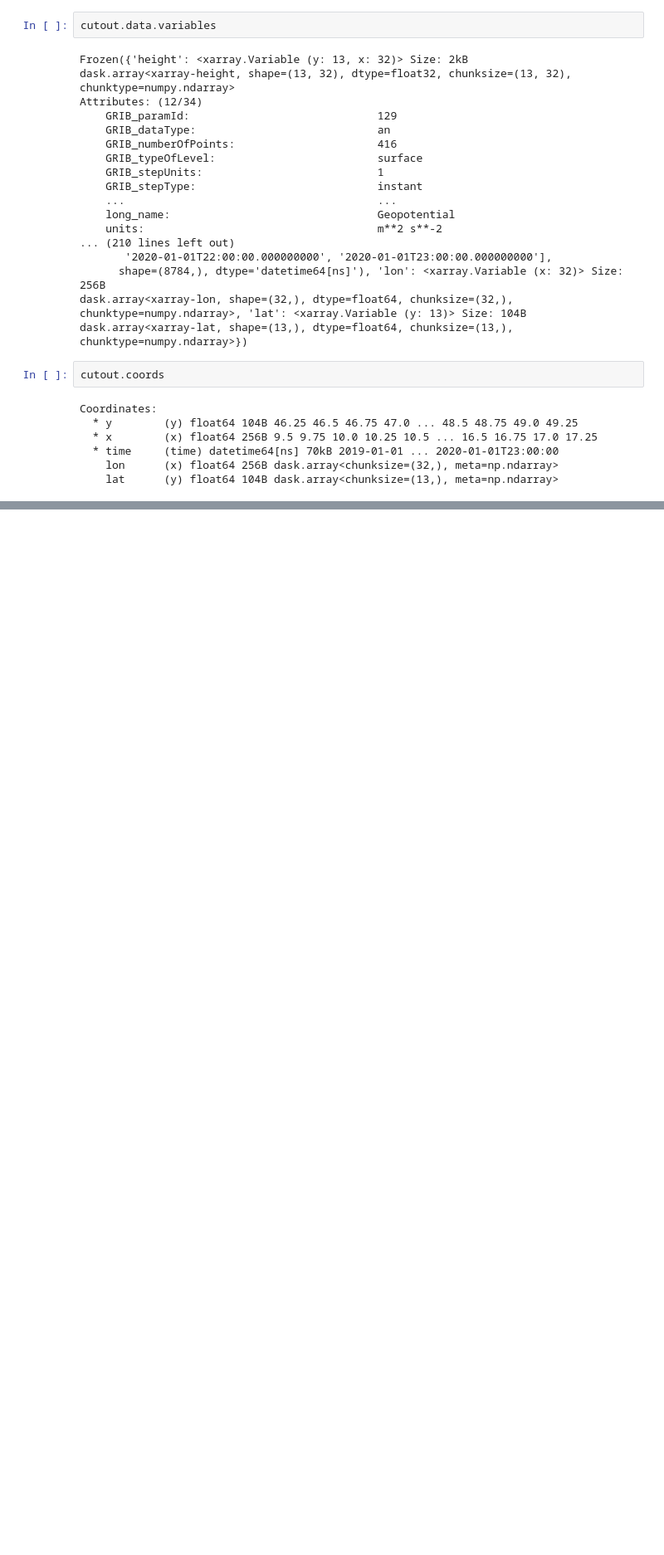
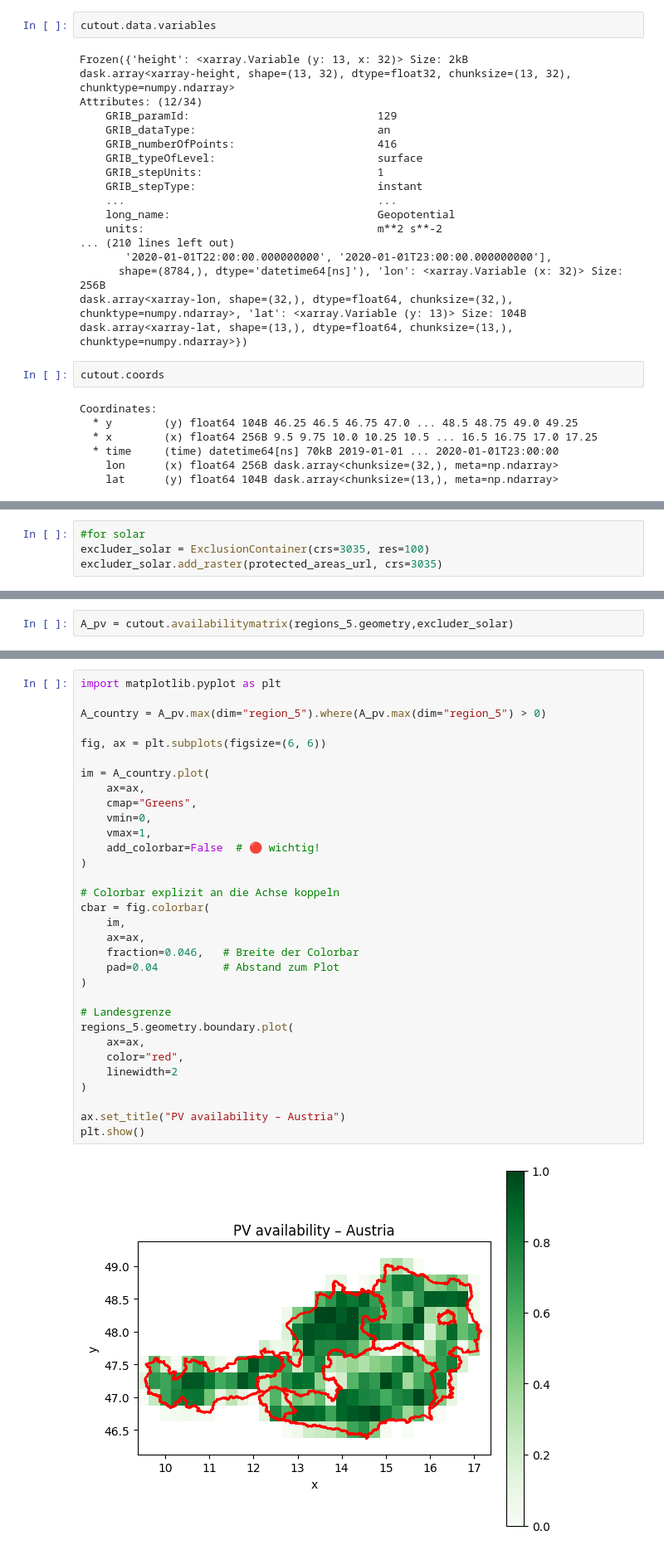
Before and after one commit to x88ghw84pz-glitch/DSESM, a Jupyter notebook: data/processed_capacity_factors/cutout_local.ipynb, the cells around one changed output, grey strips where cells are left out. Shown at 83% size. Drawn from its saved outputs; the diff is of its cells as text; blank space fills up the shorter version.

```diff
--- a/data/processed_capacity_factors/cutout_local.ipynb
+++ b/data/processed_capacity_factors/cutout_local.ipynb
@@ -55,0 +108,4 @@ FileNotFoundError: [Errno 2] No such file or directory: '/Users/simon/DSESM/data
+# %%
+#for solar
+excluder_solar = ExclusionContainer(crs=3035, res=100)
+excluder_solar.add_raster(protected_areas_url, crs=3035)
@@ -55,0 +137,2 @@ FileNotFoundError: [Errno 2] No such file or directory: '/Users/simon/DSESM/data
+# %%
+A_pv = cutout.availabilitymatrix(regions_5.geometry,excluder_solar)
@@ -55,0 +144,34 @@ FileNotFoundError: [Errno 2] No such file or directory: '/Users/simon/DSESM/data
+# %%
+import matplotlib.pyplot as plt
+
+A_country = A_pv.max(dim="region_5").where(A_pv.max(dim="region_5") > 0)
+
+fig, ax = plt.subplots(figsize=(6, 6))
+
+im = A_country.plot(
+    ax=ax,
+    cmap="Greens",
+    vmin=0,
+    vmax=1,
+    add_colorbar=False  # 🔴 wichtig!
+)
+
+# Colorbar explizit an die Achse koppeln
+cbar = fig.colorbar(
+    im,
+    ax=ax,
+    fraction=0.046,   # Breite der Colorbar
+    pad=0.04          # Abstand zum Plot
+)
+
+# Landesgrenze
+regions_5.geometry.boundary.plot(
+    ax=ax,
+    color="red",
+    linewidth=2
+)
+
+ax.set_title("PV availability – Austria")
+plt.show()
+# %% [output]
+[figure, added]
```
Also changed, not shown: parts of 9 cells of this notebook.
